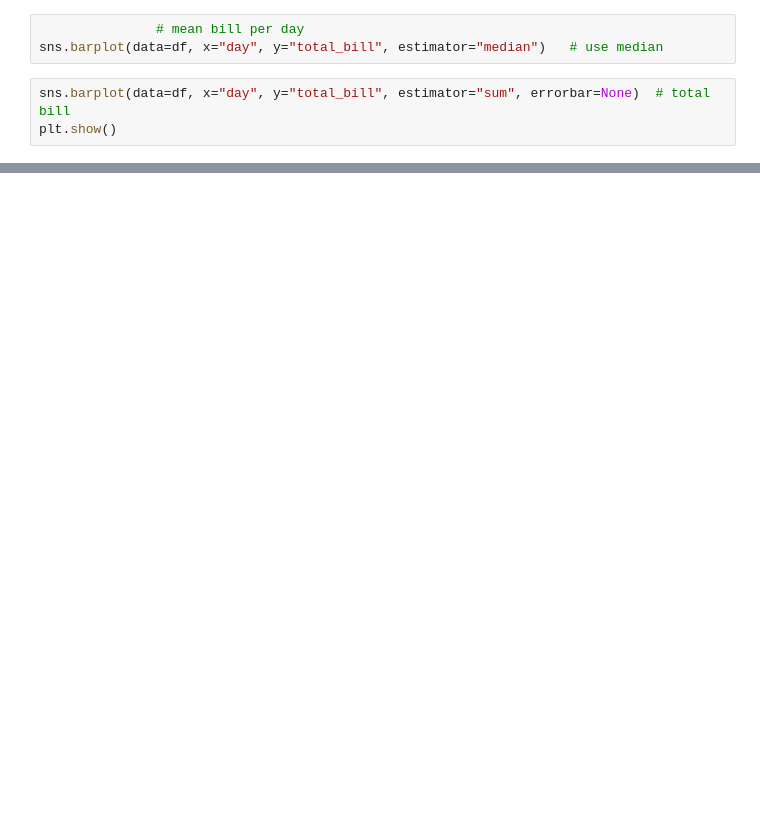
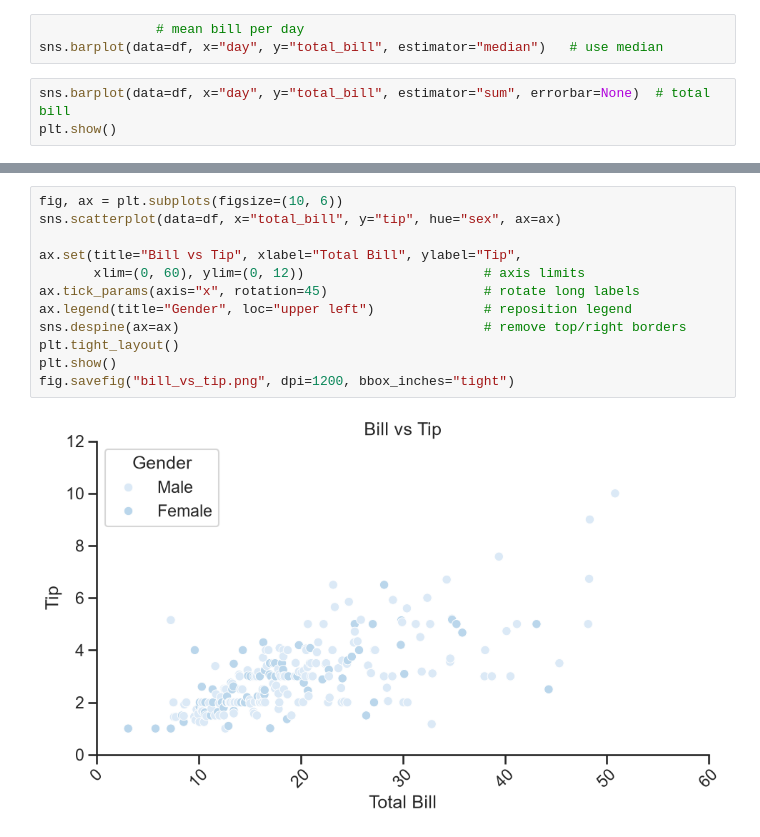
Before and after one commit to Bhawani0038/Python-Complete-Content, a Jupyter notebook: 24_seaborn/sample.ipynb, the cells around one changed output, grey strips where cells are left out. Drawn from its saved outputs; the diff is of its cells as text; blank space fills up the shorter version.

```diff
--- a/24_seaborn/sample.ipynb
+++ b/24_seaborn/sample.ipynb
@@ -110,0 +135,14 @@ plt.show()
+# %%
+fig, ax = plt.subplots(figsize=(10, 6))
+sns.scatterplot(data=df, x="total_bill", y="tip", hue="sex", ax=ax)
+
+ax.set(title="Bill vs Tip", xlabel="Total Bill", ylabel="Tip",
+       xlim=(0, 60), ylim=(0, 12))                       # axis limits
+ax.tick_params(axis="x", rotation=45)                    # rotate long labels
+ax.legend(title="Gender", loc="upper left")              # reposition legend
+sns.despine(ax=ax)                                       # remove top/right borders
+plt.tight_layout()
+plt.show()
+fig.savefig("bill_vs_tip.png", dpi=1200, bbox_inches="tight")
+# %% [output]
+[figure, added]
```
Also changed, not shown: parts of 26 cells of this notebook, 4 other files.
